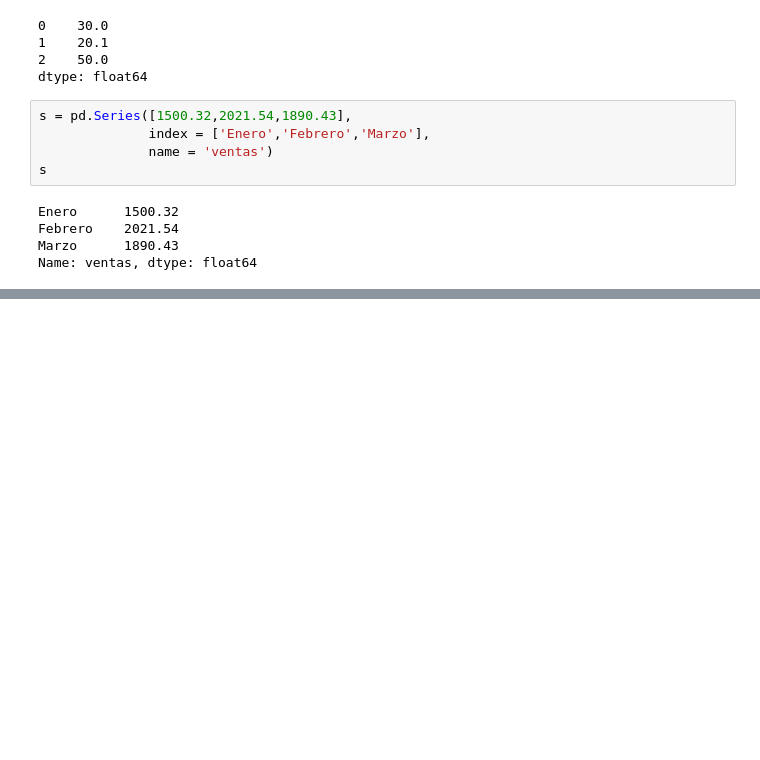
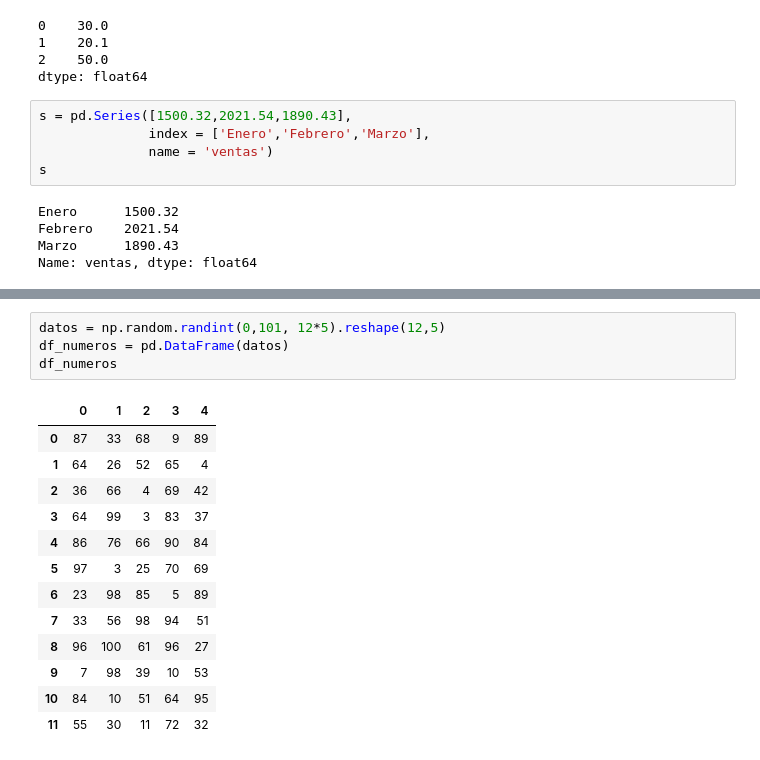
Before and after one commit to martinbedia/mineria, a Jupyter notebook: pandas.ipynb, the cells around one changed output, grey strips where cells are left out. Cells and saved outputs as stored; diff of their text form; blank space fills up the shorter version.

```diff
--- a/pandas.ipynb
+++ b/pandas.ipynb
@@ -66,0 +465,18 @@ Name: ventas, dtype: float64
+# %%
+datos = np.random.randint(0,101, 12*5).reshape(12,5)
+df_numeros = pd.DataFrame(datos)
+df_numeros
+# %% [output]
+|  | 0 | 1 | 2 | 3 | 4 |
+| 0 | 87 | 33 | 68 | 9 | 89 |
+| 1 | 64 | 26 | 52 | 65 | 4 |
+| 2 | 36 | 66 | 4 | 69 | 42 |
+| 3 | 64 | 99 | 3 | 83 | 37 |
+| 4 | 86 | 76 | 66 | 90 | 84 |
+| 5 | 97 | 3 | 25 | 70 | 69 |
+| 6 | 23 | 98 | 85 | 5 | 89 |
+| 7 | 33 | 56 | 98 | 94 | 51 |
+| 8 | 96 | 100 | 61 | 96 | 27 |
+| 9 | 7 | 98 | 39 | 10 | 53 |
+| 10 | 84 | 10 | 51 | 64 | 95 |
+| 11 | 55 | 30 | 11 | 72 | 32 |
```
Also changed, not shown: parts of 43 cells of this notebook.
